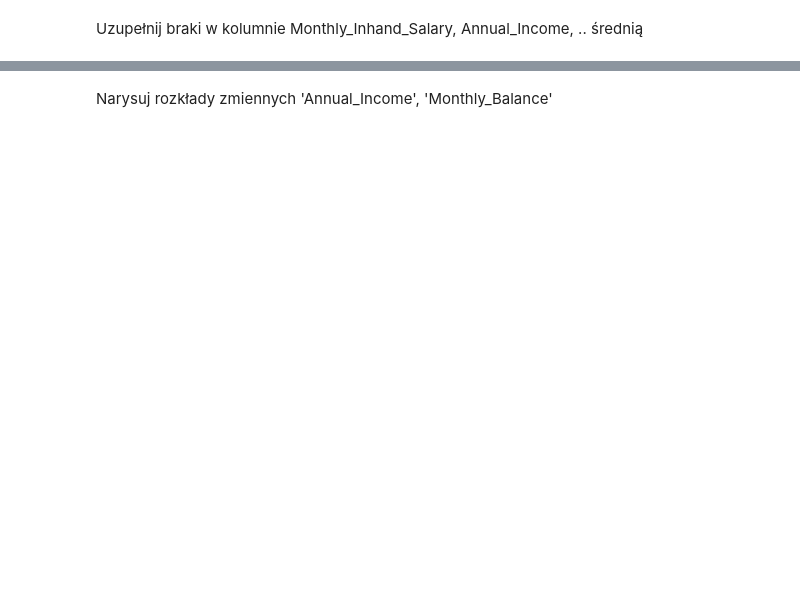
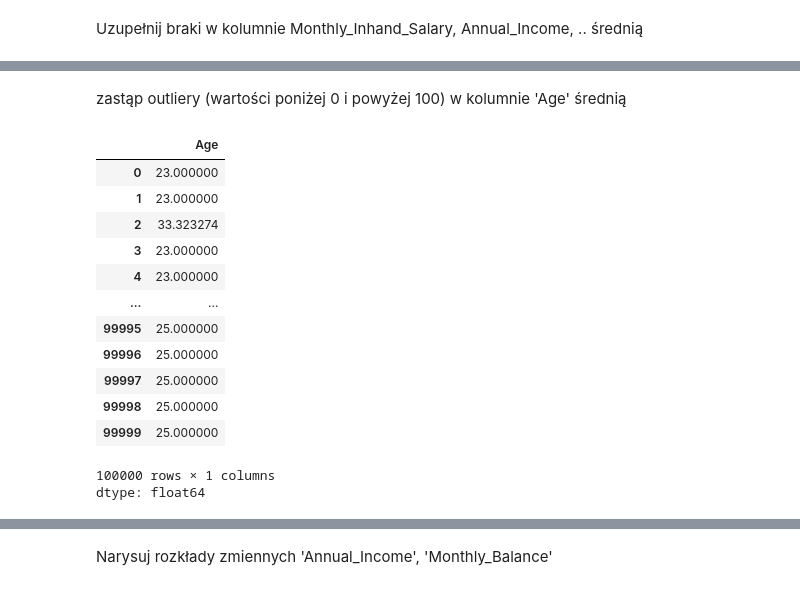
Before and after one commit to KrzysztofDrobnik/lecture1, a Jupyter notebook: PUM2_todo.ipynb, the cells around one changed output, grey strips where cells are left out. Cells and saved outputs as stored; diff of their text form; code cells hidden in the pictures; blank space fills up the shorter version.

```diff
--- a/PUM2_todo.ipynb
+++ b/PUM2_todo.ipynb
@@ -355,0 +404,21 @@ Uzupełnij braki w kolumnie Monthly_Inhand_Salary,  Annual_Income, .. średnią
+# %% [markdown]
+zastąp outliery (wartości poniżej 0 i powyżej 100) w kolumnie 'Age' średnią
+# %%
+mean_age = df.loc[(df['Age'] >=0)&(df['Age'] <=100), 'Age'].mean()
+df['Age'] = df['Age'].apply(lambda x: mean_age if x < 0 or x > 100 else x)
+df['Age']
+# %% [output]
+|  | Age |
+| 0 | 23.000000 |
+| 1 | 23.000000 |
+| 2 | 33.323274 |
+| 3 | 23.000000 |
+| 4 | 23.000000 |
+| ... | ... |
+| 99995 | 25.000000 |
+| 99996 | 25.000000 |
+| 99997 | 25.000000 |
+| 99998 | 25.000000 |
+| 99999 | 25.000000 |
+100000 rows × 1 columns
+dtype: float64
```
Also changed, not shown: parts of 17 cells of this notebook.
